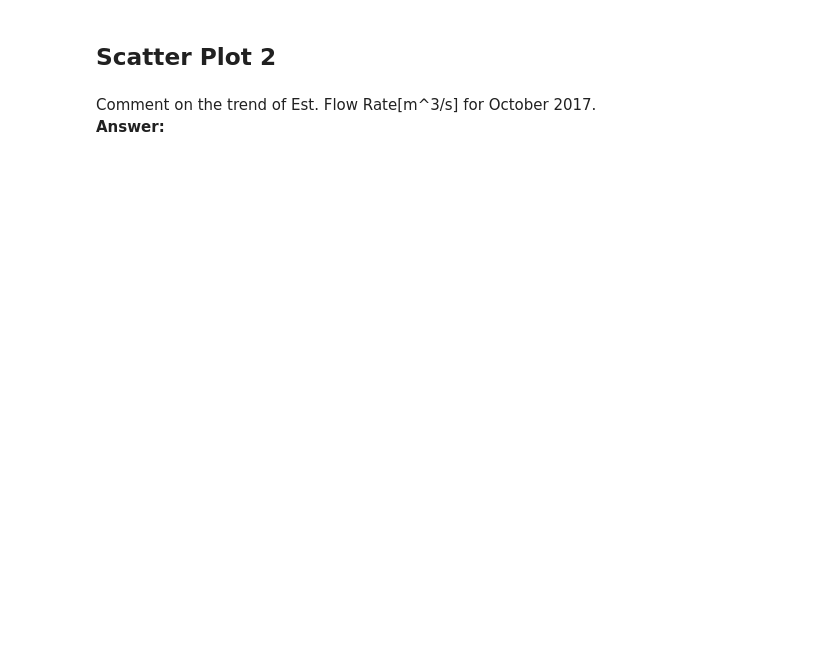
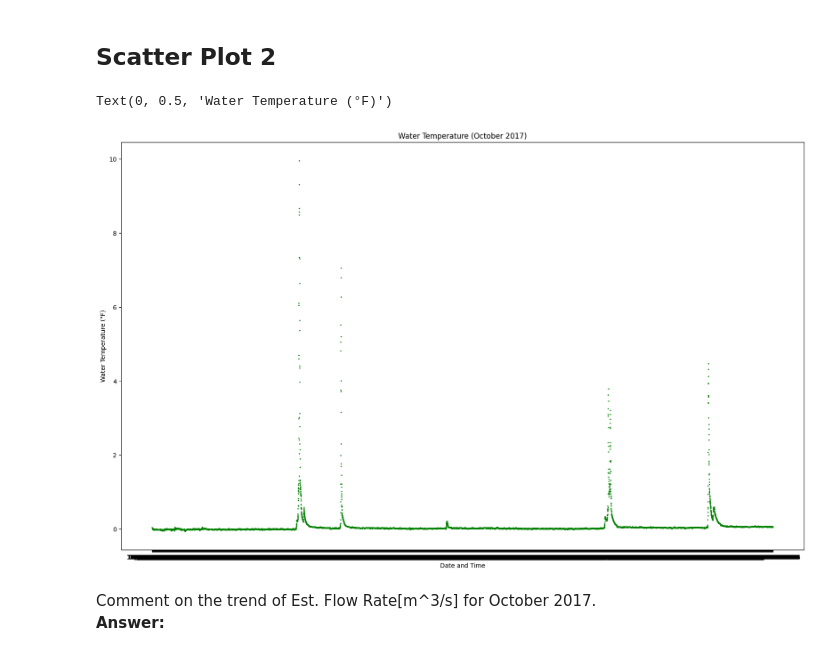
Before and after one commit to pcizediuno/DataScienceModule1, a Jupyter notebook: ISEN_370_Module_2_Project.ipynb, the cells around one changed output. Cells and saved outputs as stored; diff of their text form; code cells hidden in the pictures; blank space fills up the shorter version.

```diff
--- a/ISEN_370_Module_2_Project.ipynb
+++ b/ISEN_370_Module_2_Project.ipynb
@@ -107,5 +82,14 @@ Answer: (Double click here to add your comments)
 # %% [markdown]
 ## Scatter Plot 2
+# %%
+plt.figure(figsize=(20, 12))
+plt.scatter(lewas_oct["Date and Time"], lewas_oct["Estimated Flow Rate (m3/s)"], s=1, color='green')
+plt.title("Water Temperature (October 2017)")
+plt.xlabel("Date and Time")
+plt.ylabel("Water Temperature (°F)")
+# %% [output]
+Text(0, 0.5, 'Water Temperature (°F)')
+[figure, added]
 # %% [markdown]
 Comment on the trend of Est. Flow Rate[m^3/s] for October 2017.
 <br>
```
Also changed, not shown: parts of 42 cells of this notebook.
